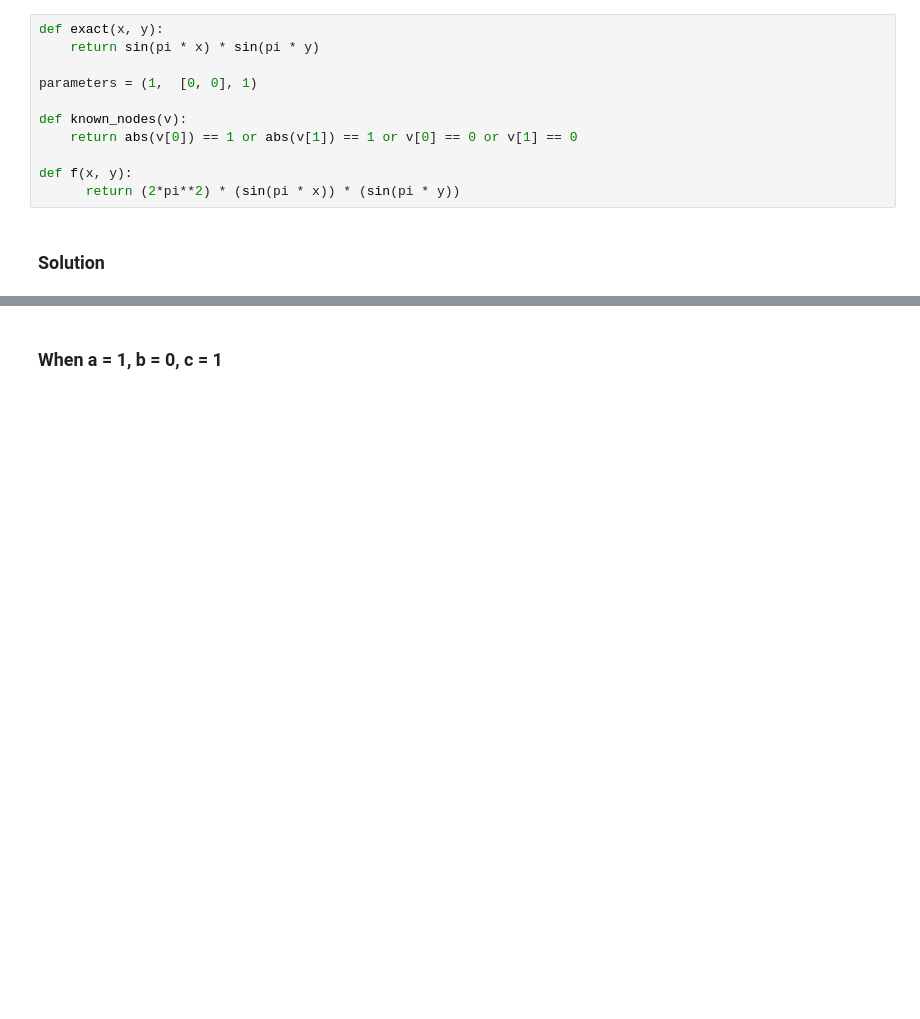
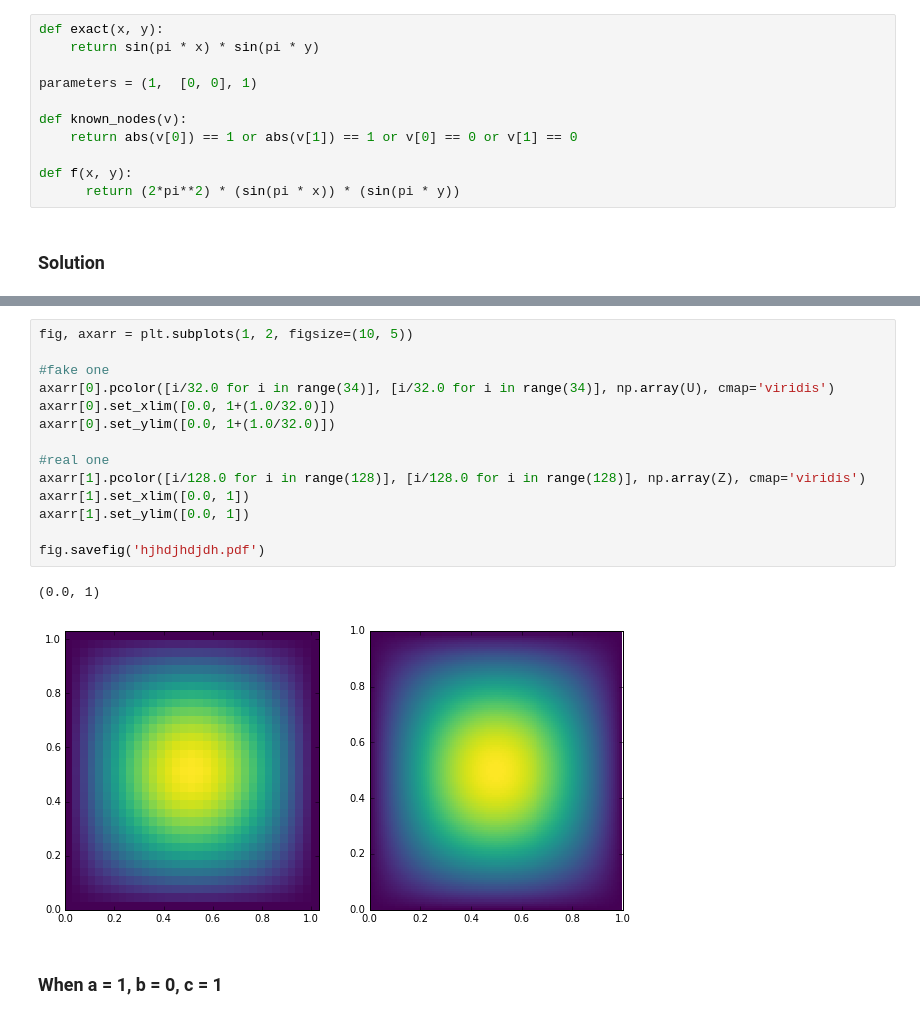
Before and after one commit to alcarney/polynomial_chaos, a Jupyter notebook: src/Problem_0.ipynb, the cells around one changed output, grey strips where cells are left out. Saved outputs shown, nothing was run; the diff lists cells and outputs as text; blank space fills up the shorter version.

```diff
--- a/src/Problem_0.ipynb
+++ b/src/Problem_0.ipynb
@@ -86,3 +86,20 @@ err
+# %%
+fig, axarr = plt.subplots(1, 2, figsize=(10, 5))
+
+#fake one
+axarr[0].pcolor([i/32.0 for i in range(34)], [i/32.0 for i in range(34)], np.array(U), cmap='viridis')
+axarr[0].set_xlim([0.0, 1+(1.0/32.0)])
+axarr[0].set_ylim([0.0, 1+(1.0/32.0)])
+
+#real one
+axarr[1].pcolor([i/128.0 for i in range(128)], [i/128.0 for i in range(128)], np.array(Z), cmap='viridis')
+axarr[1].set_xlim([0.0, 1])
+axarr[1].set_ylim([0.0, 1])
+
+fig.savefig('hjhdjhdjdh.pdf')
+# %% [output]
+(0.0, 1)
+[figure, added]
 # %% [markdown]
 ### When a = 1, b = 0, c = 1
 # %% [markdown]
```
Also changed, not shown: parts of 3 cells of this notebook, 1 other file.
